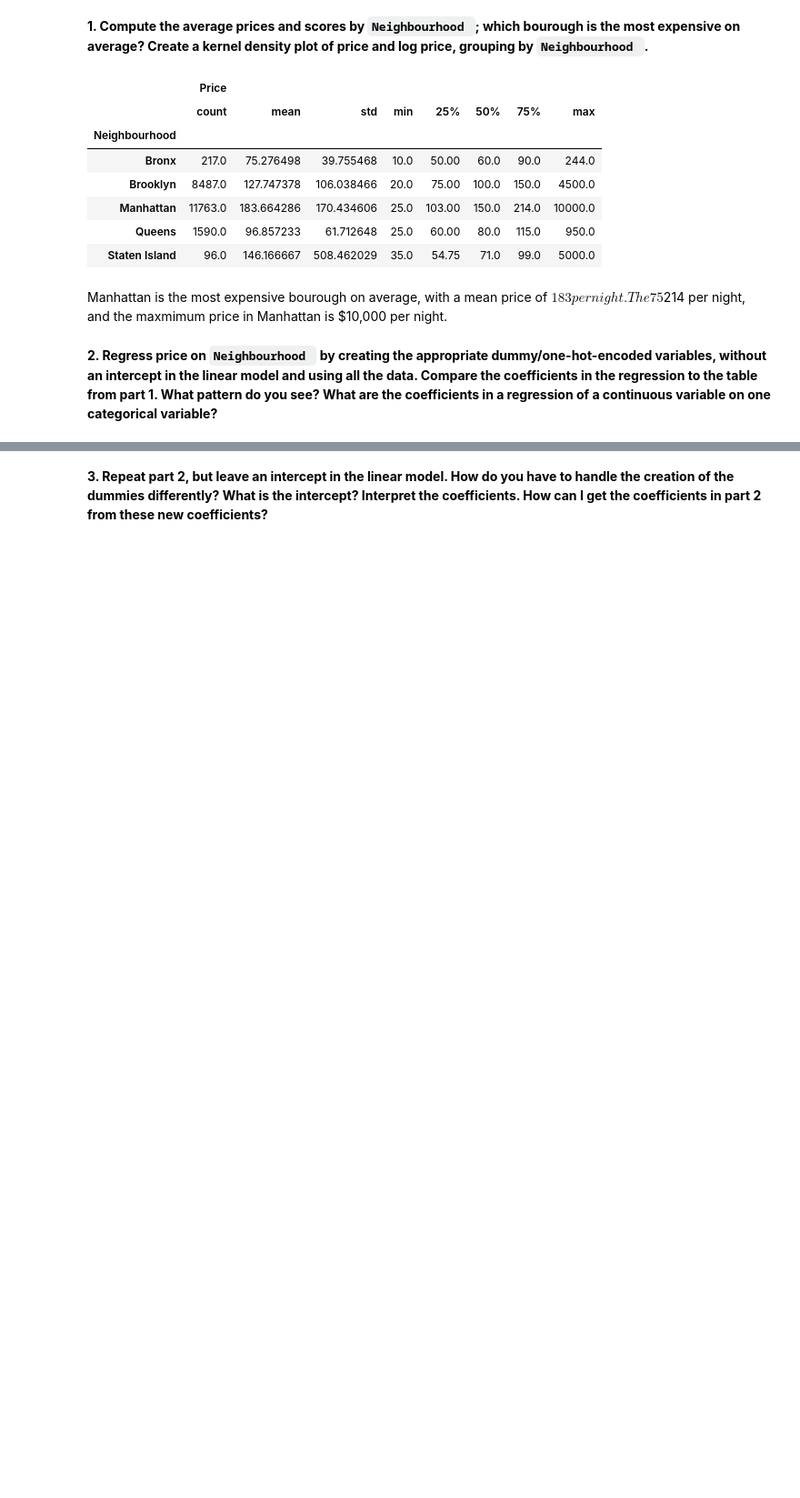
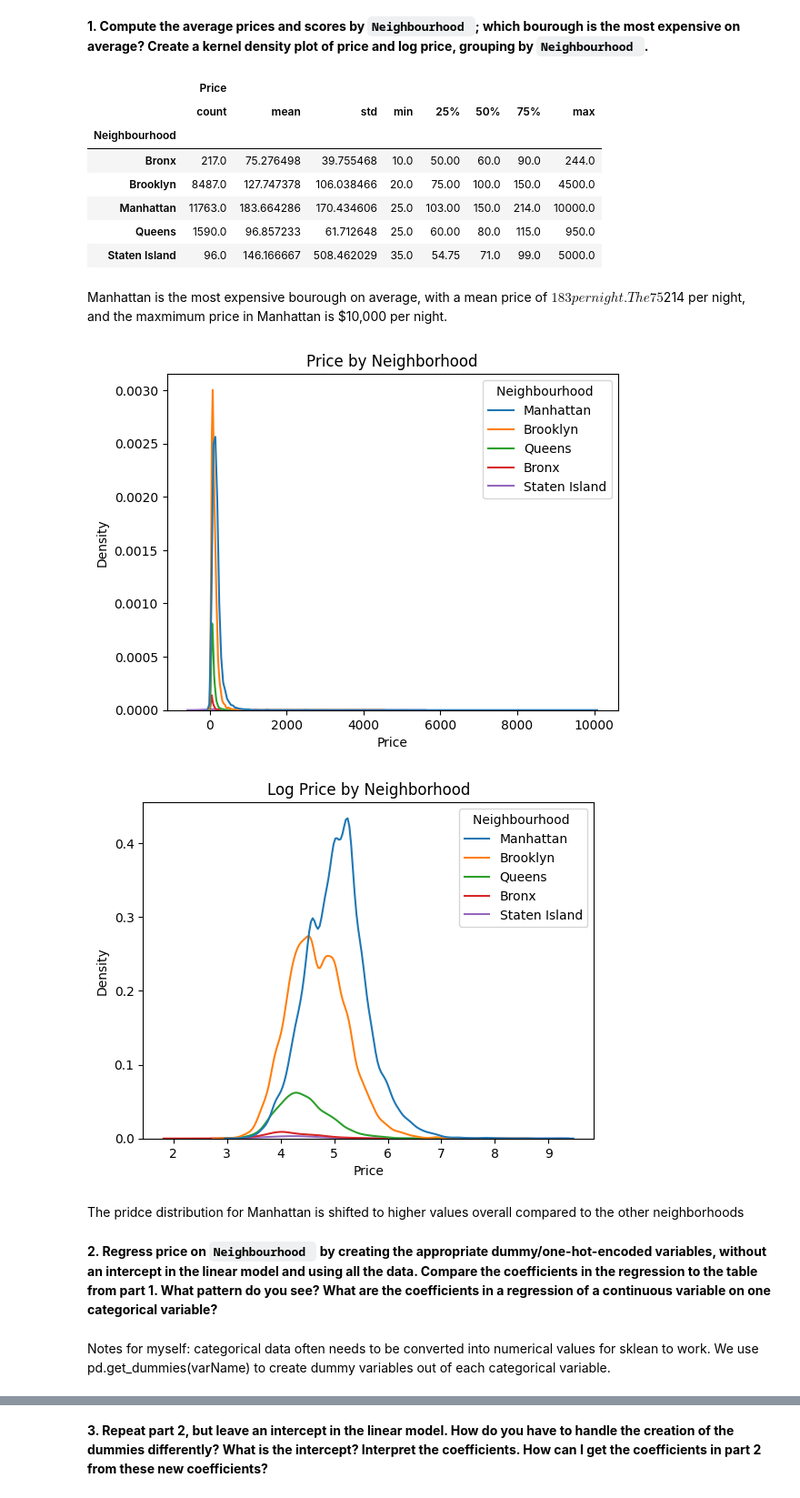
Before and after one commit to imdressel/linearRegression, a Jupyter notebook: assignment.ipynb, the cells around one changed output, grey strips where cells are left out. Shown at 91% size. Saved outputs shown, nothing was run; the diff lists cells and outputs as text; code cells hidden in the pictures; blank space fills up the shorter version.

```diff
--- a/assignment.ipynb
+++ b/assignment.ipynb
@@ -25,7 +24,7 @@ import pandas as pd
 - `Property Type`: The kind of dwelling
 - `Room Type`: The kind of space being rented
 # %%
-df = pd.read_csv('./linearRegression/data/Q1_clean.csv')
+df = pd.read_csv('./data/Q1_clean.csv')
 df.head(5)
 # %% [output]
 |  | Price | Review Scores Rating | Neighbourhood | Property Type | Room Type |
@@ -49,5 +48,22 @@ df.loc[:,['Price','Neighbourhood ']].groupby('Neighbourhood ').describe()
 | Staten Island | 96.0 | 146.166667 | 508.462029 | 35.0 | 54.75 | 71.0 | 99.0 | 5000.0 |
 # %% [markdown]
 Manhattan is the most expensive bourough on average, with a mean price of $183 per night. The 75% percentile for Manhattan is the highest, at $214 per night, and the maxmimum price in Manhattan is $10,000 per night.
+# %%
+# create kdeplot of price and log price, grouping by neighborhood
+sns.kdeplot(x=df['Price'],hue=df['Neighbourhood '])
+plt.title("Price by Neighborhood")
+plt.show()
+
+# log transform
+sns.kdeplot(x=np.log(df['Price']),hue=df['Neighbourhood '])
+plt.title("Log Price by Neighborhood")
+plt.show()
+# %% [output]
+[figure, added]
+[figure, added]
+# %% [markdown]
+The pridce distribution for Manhattan is shifted to higher values overall compared to the other neighborhoods
 # %% [markdown]
 **2. Regress price on `Neighbourhood ` by creating the appropriate dummy/one-hot-encoded variables, without an intercept in the linear model and using all the data. Compare the coefficients in the regression to the table from part 1. What pattern do you see? What are the coefficients in a regression of a continuous variable on one categorical variable?**
+# %% [markdown]
+Notes for myself: categorical data often needs to be converted into numerical values for sklean to work. We use pd.get_dummies(varName) to create dummy variables out of each categorical variable.
```
Also changed, not shown: parts of 65 cells of this notebook.
